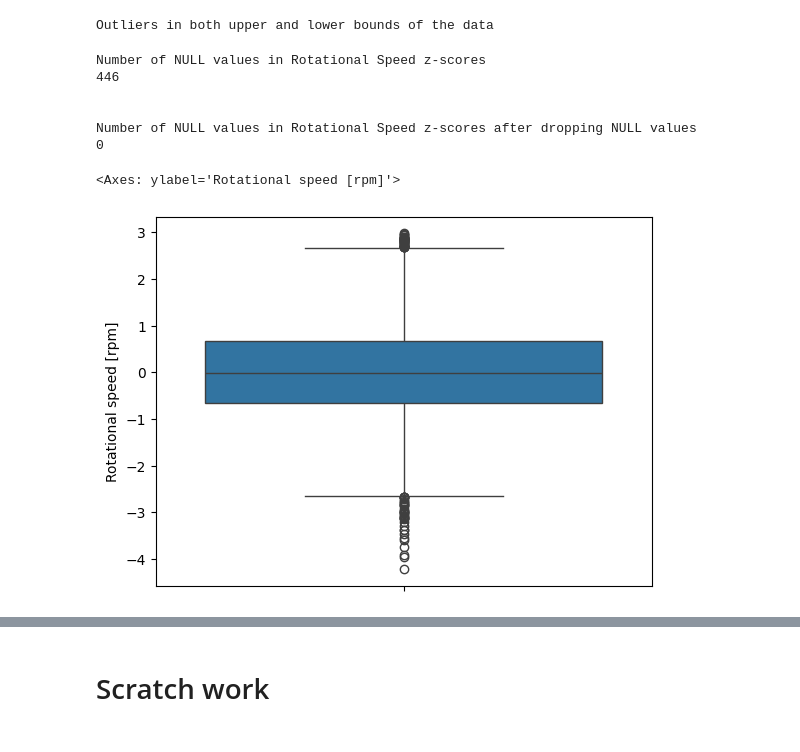
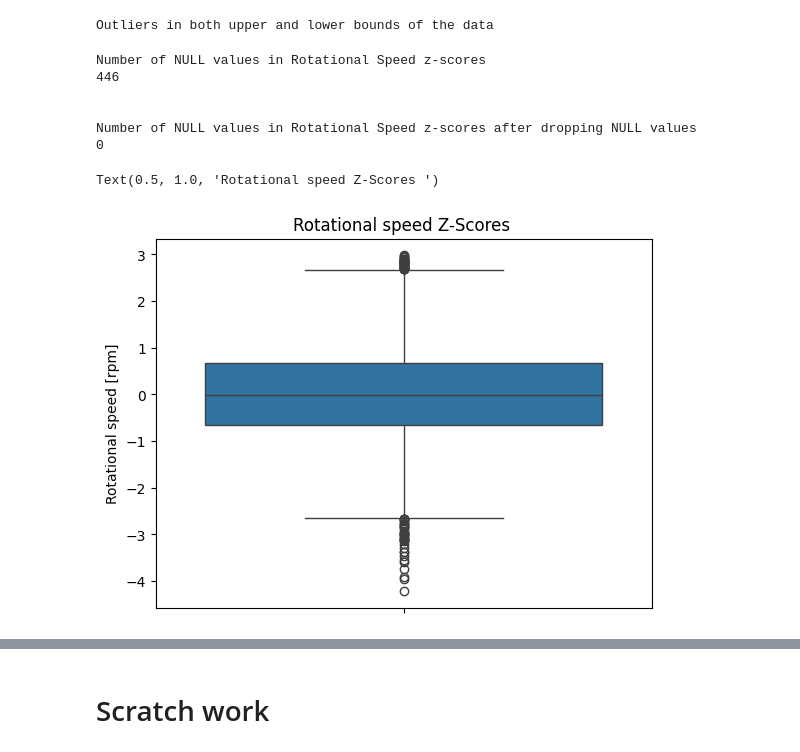
Before and after one commit to ManishKhurmi/exploratory-data-analysis---the-manufacturing-process768, a Jupyter notebook: Milestone_3.ipynb, the cells around one changed output, grey strips where cells are left out. Saved outputs shown, nothing was run; the diff lists cells and outputs as text; code cells hidden in the pictures.

```diff
--- a/Milestone_3.ipynb
+++ b/Milestone_3.ipynb
@@ -1340,34 +1340,34 @@ rotational_speed_z_cleaned = rotational_speed_z.dropna()
 
 print('\n')
 print('Number of NULL values in Rotational Speed z-scores after dropping NULL values')
 print(rotational_speed_z_cleaned.isnull().sum())
 
-sns.boxplot(rotational_speed_z_cleaned)
+sns.boxplot(rotational_speed_z_cleaned).set_title('Rotational speed Z-Scores ')
 
 
 # rotational_speed_z_cleaned
 # plott = Plotter(failure_data_cleaned_v2)
 # plott.boxplot(rotational_speed_z_cleaned )
 
 # Many null values
 
 
 # process_temp_test = dt.z_score('Process temperature [K]')
 # process_temp_test.isnull().sum()
 # no null values for process temp's z scores
 
 
 # info = DataFrameInfo(failure_data_cleaned_v2)
 # info.z_score_info(rotational_speed_z)
 
 # filtering
 # %% [output]
 Number of NULL values in Rotational Speed z-scores
 446
 
 
 Number of NULL values in Rotational Speed z-scores after dropping NULL values
 0
-<Axes: ylabel='Rotational speed [rpm]'>
+Text(0.5, 1.0, 'Rotational speed Z-Scores ')
-[figure, old version]
+[figure, new version]
 # %%
```
Also changed, not shown: parts of 9 cells of this notebook.
